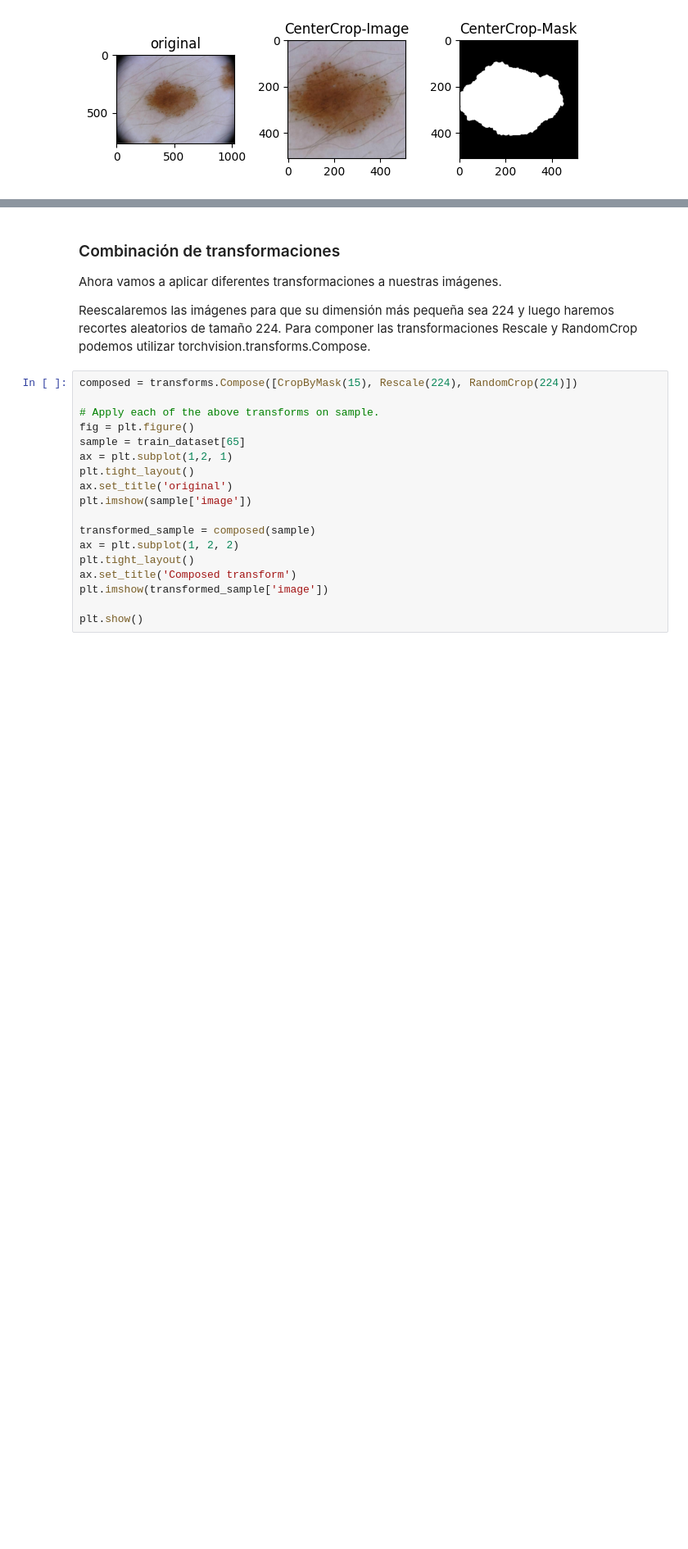
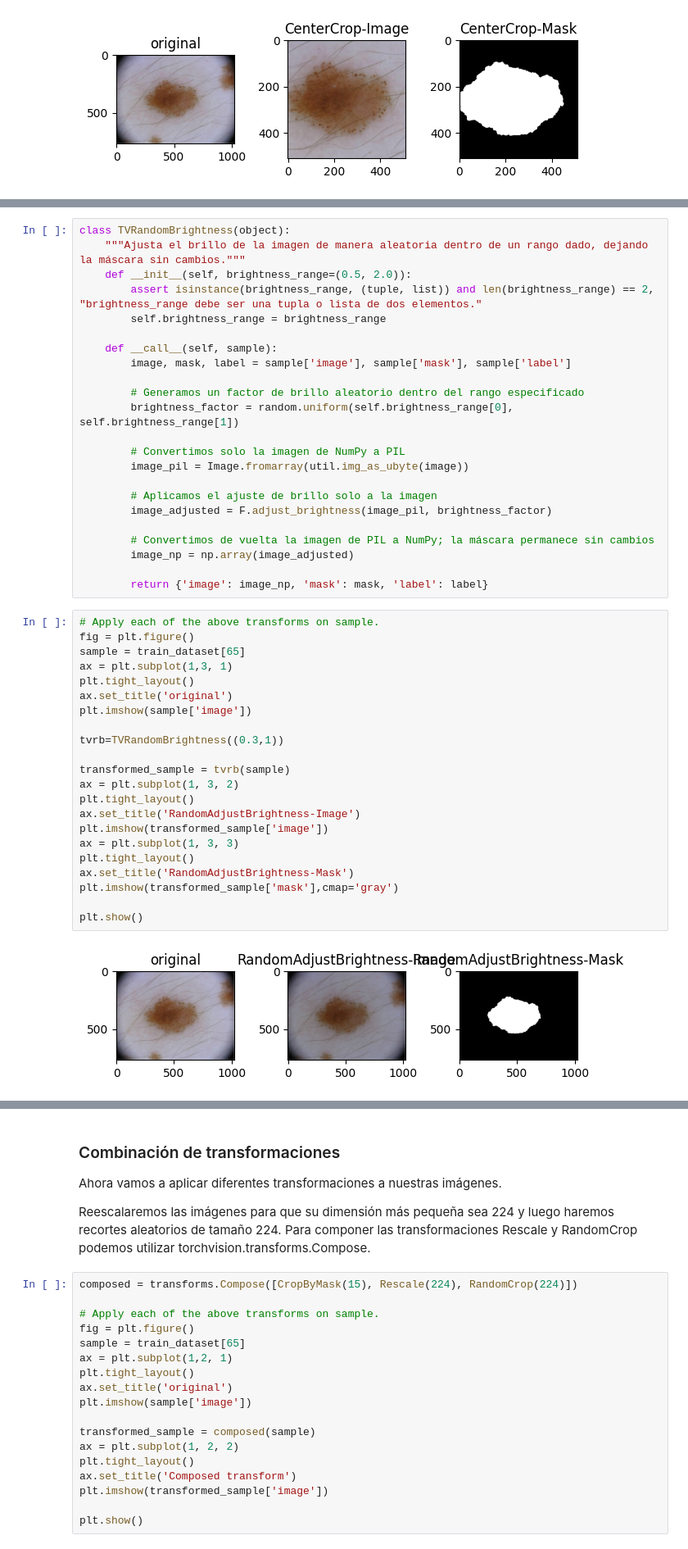
Before and after one commit to cabamarcos/Skin_cancer_classifier, a Jupyter notebook: practica.ipynb, the cells around one changed output, grey strips where cells are left out. Shown at 82% size. Saved outputs shown, nothing was run; the diff lists cells and outputs as text; blank space fills up the shorter version.

```diff
--- a/practica.ipynb
+++ b/practica.ipynb
@@ -538,0 +673,47 @@ Implemente otras transformaciones utilizando el paquete torchvision. Tome TVCent
+# %%
+class TVRandomBrightness(object):
+    """Ajusta el brillo de la imagen de manera aleatoria dentro de un rango dado, dejando la máscara sin cambios."""
+    def __init__(self, brightness_range=(0.5, 2.0)):
+        assert isinstance(brightness_range, (tuple, list)) and len(brightness_range) == 2, "brightness_range debe ser una tupla o lista de dos elementos."
+        self.brightness_range = brightness_range
+
+    def __call__(self, sample):
+        image, mask, label = sample['image'], sample['mask'], sample['label']
+
+        # Generamos un factor de brillo aleatorio dentro del rango especificado
+        brightness_factor = random.uniform(self.brightness_range[0], self.brightness_range[1])
+
+        # Convertimos solo la imagen de NumPy a PIL
+        image_pil = Image.fromarray(util.img_as_ubyte(image))
+
+        # Aplicamos el ajuste de brillo solo a la imagen
+        image_adjusted = F.adjust_brightness(image_pil, brightness_factor)
+
+        # Convertimos de vuelta la imagen de PIL a NumPy; la máscara permanece sin cambios
+        image_np = np.array(image_adjusted)
+
+        return {'image': image_np, 'mask': mask, 'label': label}
+# %%
+# Apply each of the above transforms on sample.
+fig = plt.figure()
+sample = train_dataset[65]
+ax = plt.subplot(1,3, 1)
+plt.tight_layout()
+ax.set_title('original')
+plt.imshow(sample['image'])
+
+tvrb=TVRandomBrightness((0.3,1))
+
+transformed_sample = tvrb(sample)
+ax = plt.subplot(1, 3, 2)
+plt.tight_layout()
+ax.set_title('RandomAdjustBrightness-Image')
+plt.imshow(transformed_sample['image'])
+ax = plt.subplot(1, 3, 3)
+plt.tight_layout()
+ax.set_title('RandomAdjustBrightness-Mask')
+plt.imshow(transformed_sample['mask'],cmap='gray')
+
+plt.show()
+# %% [output]
+[figure, added]
```
Also changed, not shown: parts of 27 cells of this notebook.
